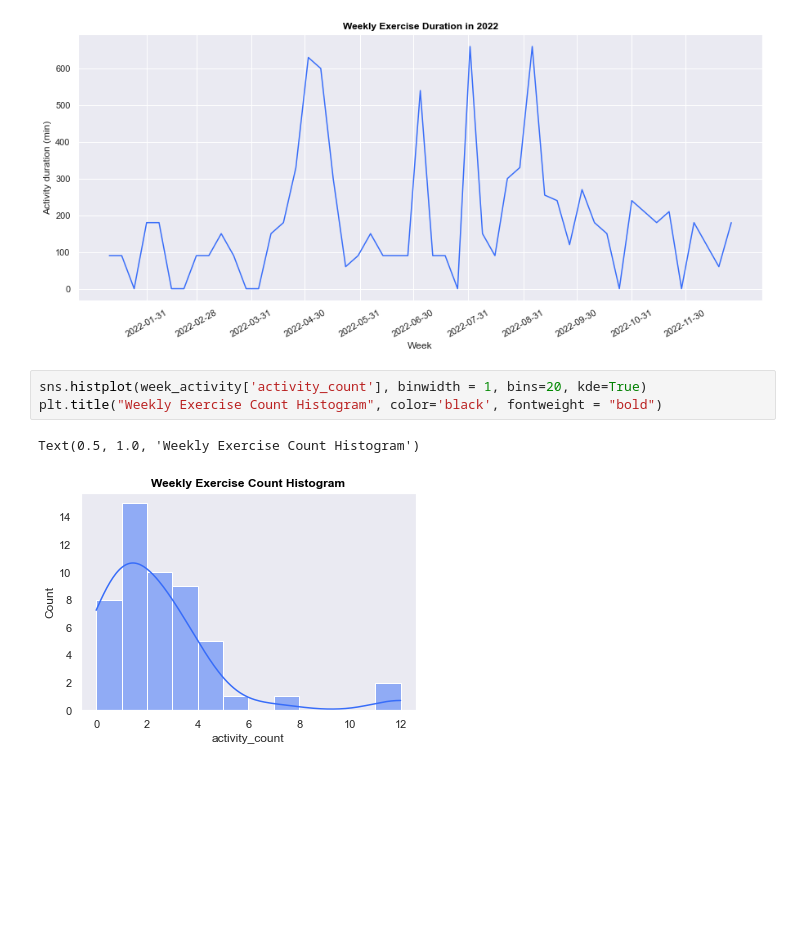
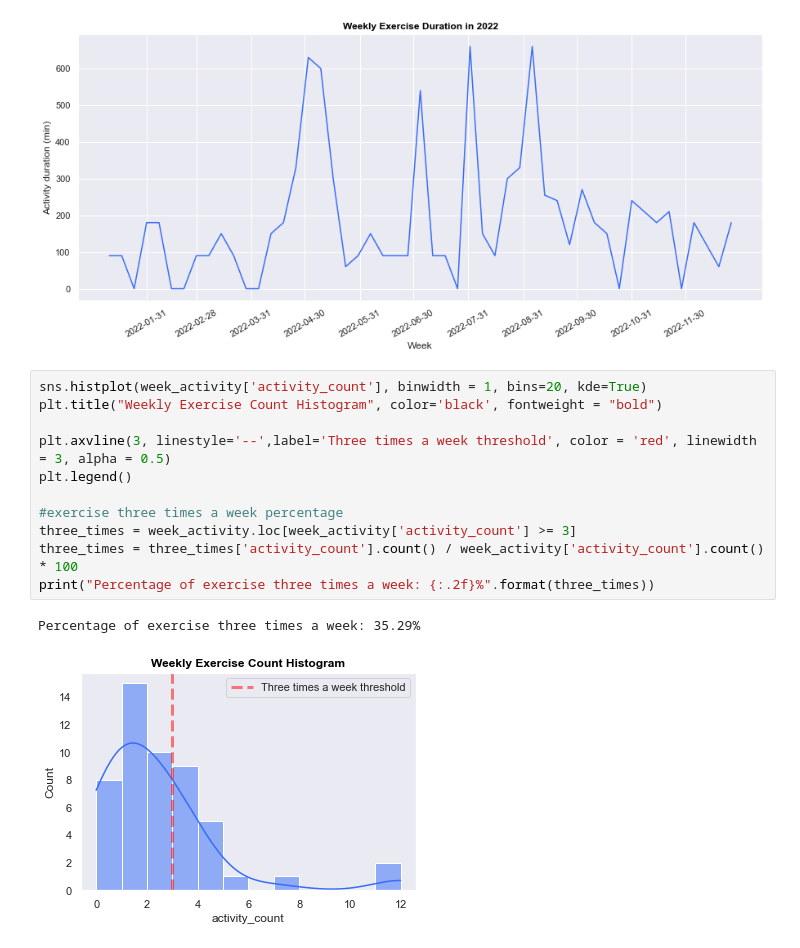
Before and after one commit to esther119/Yearl_goal_tracking, a Jupyter notebook: Sports_cal.ipynb, the cells around one changed output. Cells and saved outputs as stored; diff of their text form; blank space fills up the shorter version.

```diff
--- a/Sports_cal.ipynb
+++ b/Sports_cal.ipynb
@@ -202,9 +202,17 @@ plt.title("Weekly Exercise Duration in 2022", color='black', fontweight = "bold"
 plt.show()
 # %% [output]
 [figure]
-# %%
-sns.histplot(week_activity['activity_count'], binwidth = 1, bins=20, kde=True)
-plt.title("Weekly Exercise Count Histogram", color='black', fontweight = "bold")
-# %% [output]
-Text(0.5, 1.0, 'Weekly Exercise Count Histogram')
-[figure, removed]
+# %%
+sns.histplot(week_activity['activity_count'], binwidth = 1, bins=20, kde=True)
+plt.title("Weekly Exercise Count Histogram", color='black', fontweight = "bold")
+
+plt.axvline(3, linestyle='--',label='Three times a week threshold', color = 'red', linewidth = 3, alpha = 0.5)
+plt.legend()
+
+#exercise three times a week percentage
+three_times = week_activity.loc[week_activity['activity_count'] >= 3]
+three_times = three_times['activity_count'].count() / week_activity['activity_count'].count()  * 100
+print("Percentage of exercise three times a week: {:.2f}%".format(three_times))
+# %% [output]
+Percentage of exercise three times a week: 35.29%
+[figure, added]
```
Also changed, not shown: parts of 3 cells of this notebook.
